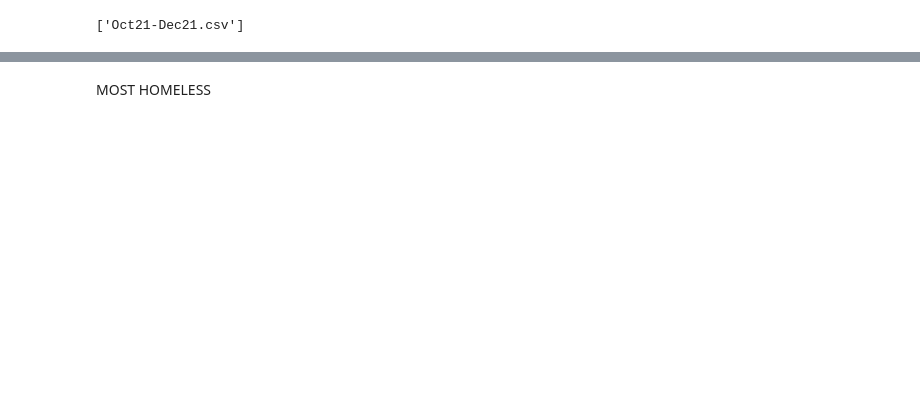
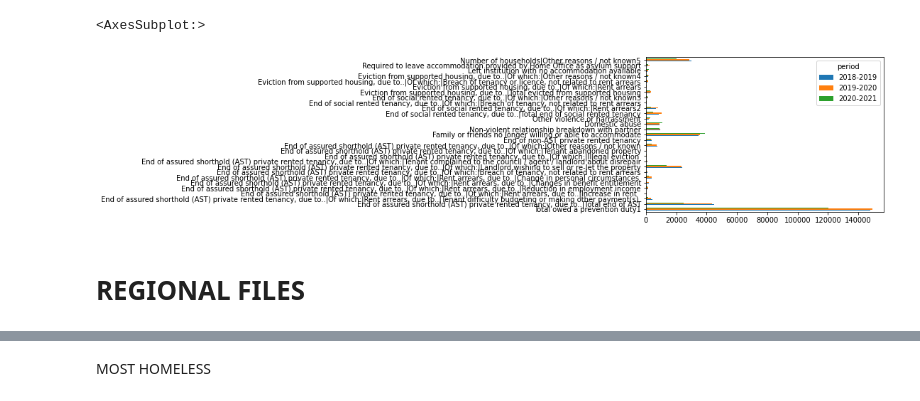
Before and after one commit to georgegoldberg1/project_homeless, a Jupyter notebook: project/Analysis.ipynb, the cells around one changed output, grey strips where cells are left out. Cells and saved outputs as stored; diff of their text form; code cells hidden in the pictures; blank space fills up the shorter version.

```diff
--- a/project/Analysis.ipynb
+++ b/project/Analysis.ipynb
@@ -6,6 +30,13 @@ data_folder = 'cleaned'
+# %%
+get_clean_stats(live_tables_file, period='year',
+                sheet=get_sheets(live_tables_file)['Reason for threat of loss of last settled home']
+               ).T.plot(kind='barh')
+# %% [output]
+<AxesSubplot:>
+[figure, added]
+# %% [markdown]
+# REGIONAL FILES
 # %%
-files = [f for f in os.listdir('cleaned/') if '.csv' in f]
+files = get_files('02 cleaned_data')
 files
-# %% [output]
-['Oct21-Dec21.csv']
 # %%
```
Also changed, not shown: parts of 25 cells of this notebook, 9 other files.
